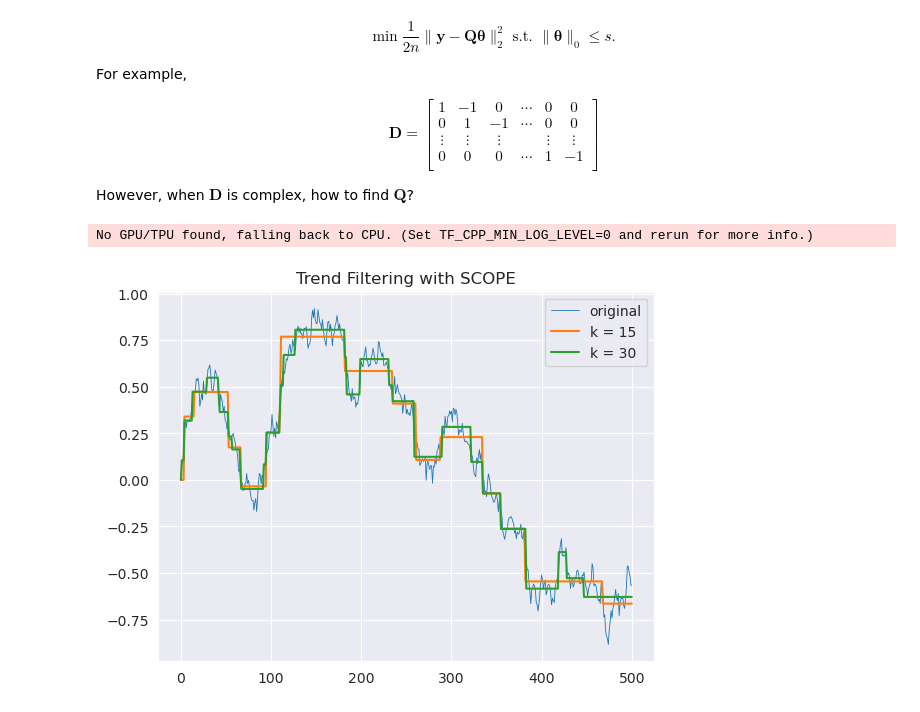
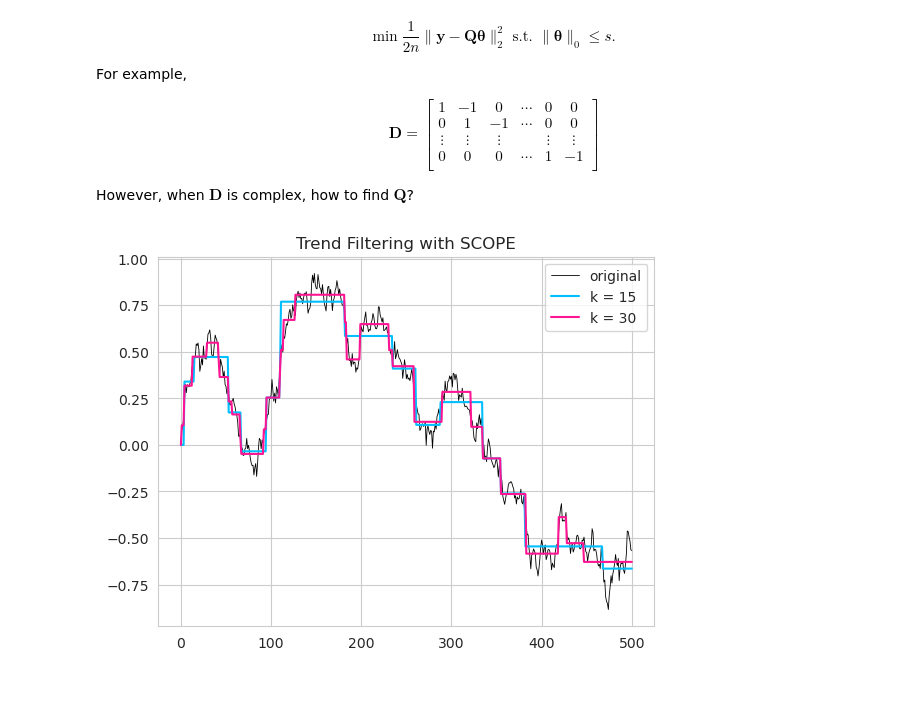
Before and after one commit to abess-team/skscope, a Jupyter notebook: docs/source/examples/Fusion Models/1d-trend-filtering.ipynb, the cells around one changed output. Saved outputs shown, nothing was run; the diff lists cells and outputs as text; code cells hidden in the pictures.

```diff
--- a/docs/source/examples/Fusion Models/1d-trend-filtering.ipynb
+++ b/docs/source/examples/Fusion Models/1d-trend-filtering.ipynb
@@ -25,7 +25,7 @@ import jax.numpy as jnp
 import pandas as pd
 import matplotlib.pyplot as plt
 import seaborn as sns
-sns.set_style('darkgrid')
+sns.set_style('whitegrid')
 from scope import ScopeSolver
 
 import warnings
@@ -56,15 +56,16 @@ def trend_filter(y, k):
 # %%
 np.random.seed(0)
 y = gen_normal(500)
 k_list = [15, 30]
-sns.lineplot(y, label='original', linewidth=0.6)
-for k in k_list:
+color_list= ['deepskyblue', 'deeppink']
+sns.lineplot(y, label='original', linewidth=0.6, color='k')
+for i in range(len(k_list)):
+    k = k_list[i]
     yk = trend_filter(y=y, k=k)
-    sns.lineplot(yk, label=r'k = {}'.format(k))
+    sns.lineplot(yk, label=r'k = {}'.format(k), color=color_list[i])
 
 plt.legend()
 plt.title('Trend Filtering with SCOPE')
 plt.show()
 # %% [output]
-No GPU/TPU found, falling back to CPU. (Set TF_CPP_MIN_LOG_LEVEL=0 and rerun for more info.)
-[figure, old version]
+[figure, new version]
```
